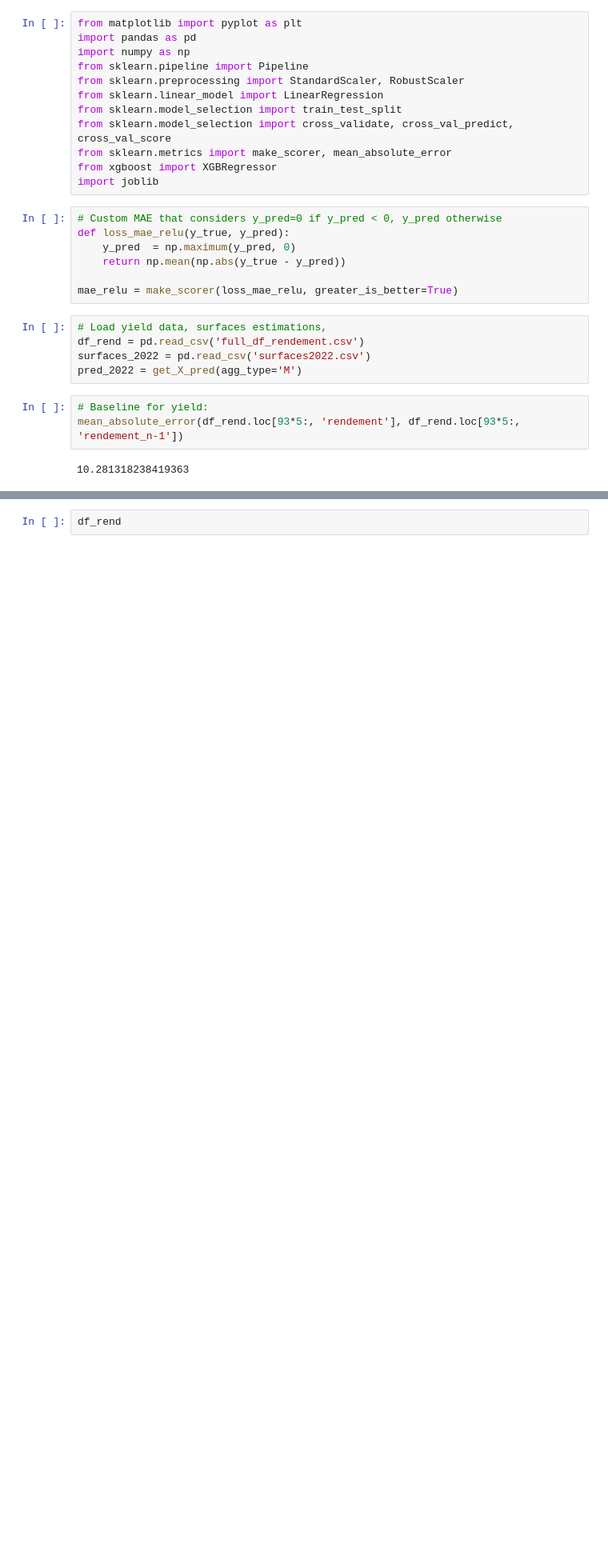
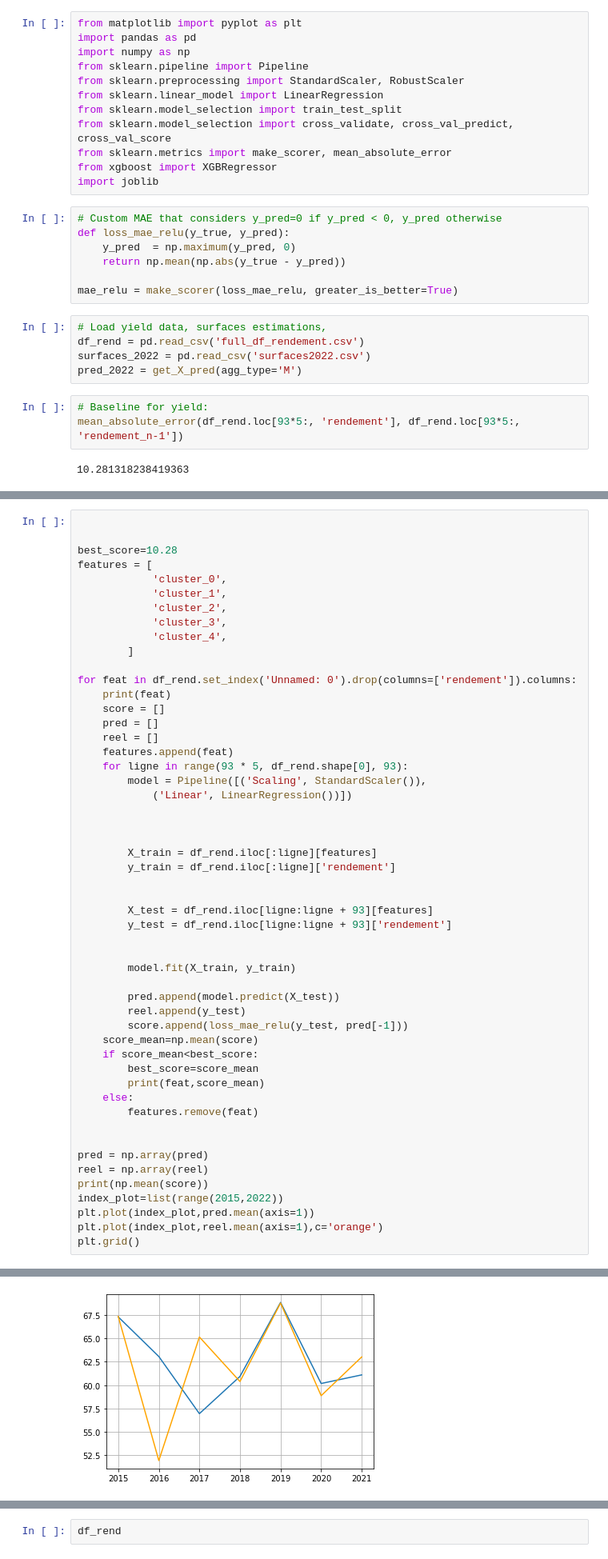
Before and after one commit to PierreCeraH/deepagri, a Jupyter notebook: notebooks/Model-Chantier-Vincent.ipynb, the cells around one changed output, grey strips where cells are left out. Shown at 80% size. Drawn from its saved outputs; the diff is of its cells as text; blank space fills up the shorter version.

Commit message:
exploration of other models

```diff
--- a/notebooks/Model-Chantier-Vincent.ipynb
+++ b/notebooks/Model-Chantier-Vincent.ipynb
@@ -37,0 +60,53 @@ mean_absolute_error(df_rend.loc[93*5:, 'rendement'], df_rend.loc[93*5:, 'rendeme
+# %%
+
+
+best_score=10.28
+features = [
+            'cluster_0',
+            'cluster_1',
+            'cluster_2',
+            'cluster_3',
+            'cluster_4',
+        ]
+
+for feat in df_rend.set_index('Unnamed: 0').drop(columns=['rendement']).columns:
+    print(feat)
+    score = []
+    pred = []
+    reel = []
+    features.append(feat)
+    for ligne in range(93 * 5, df_rend.shape[0], 93):
+        model = Pipeline([('Scaling', StandardScaler()),
+            ('Linear', LinearRegression())])
+
+
+
+        X_train = df_rend.iloc[:ligne][features]
+        y_train = df_rend.iloc[:ligne]['rendement']
+
+
+        X_test = df_rend.iloc[ligne:ligne + 93][features]
+        y_test = df_rend.iloc[ligne:ligne + 93]['rendement']
+
+
+        model.fit(X_train, y_train)
+
+        pred.append(model.predict(X_test))
+        reel.append(y_test)
+        score.append(loss_mae_relu(y_test, pred[-1]))
+    score_mean=np.mean(score)
+    if score_mean<best_score:
+        best_score=score_mean
+        print(feat,score_mean)
+    else:
+        features.remove(feat)
+
+
+pred = np.array(pred)
+reel = np.array(reel)
+print(np.mean(score))
+index_plot=list(range(2015,2022))
+plt.plot(index_plot,pred.mean(axis=1))
+plt.plot(index_plot,reel.mean(axis=1),c='orange')
+plt.grid()
+# %% [output]
@@ -37,0 +130 @@ mean_absolute_error(df_rend.loc[93*5:, 'rendement'], df_rend.loc[93*5:, 'rendeme
+[figure, added]
```
Also changed, not shown: parts of 33 cells of this notebook.
